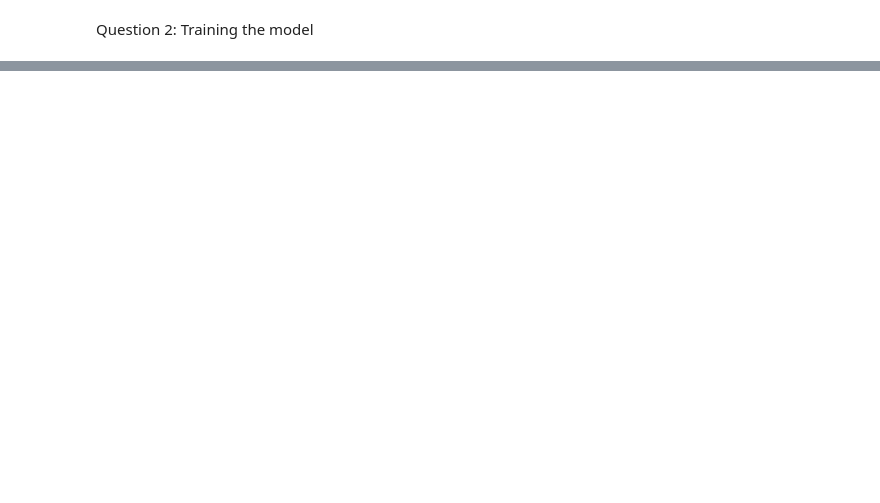
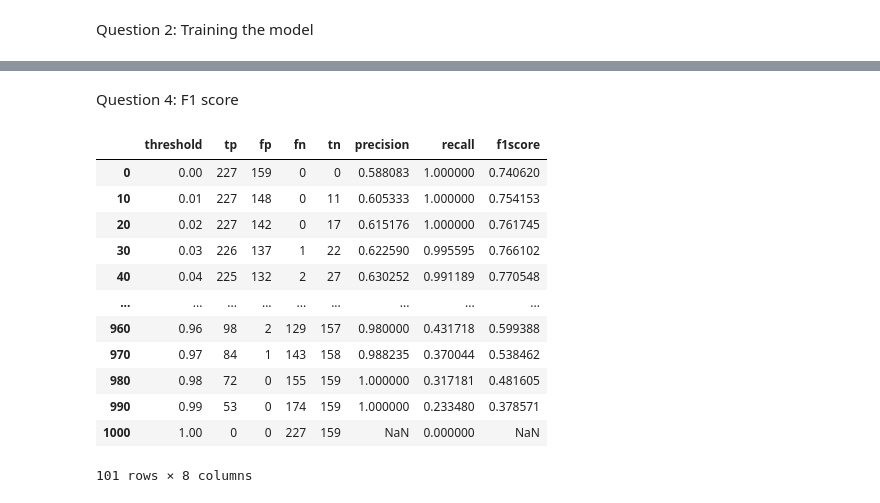
Before and after one commit to Abasi-ifreke/ml-zoomcamp, a Jupyter notebook: 04-evaluation/homework.ipynb, the cells around one changed output, grey strips where cells are left out. Drawn from its saved outputs; the diff is of its cells as text; code cells hidden in the pictures; blank space fills up the shorter version.

```diff
--- a/04-evaluation/homework.ipynb
+++ b/04-evaluation/homework.ipynb
@@ -169,0 +225,42 @@ round(auc, 3)
+# %% [markdown]
+Question 4: F1 score
+# %%
+scores = []
+
+thresholds = np.linspace(0, 1, 1001)
+
+for t in thresholds:
+    actual_positive = (y_val == 1)
+    actual_negative = (y_val == 0)
+
+    pred_positive = (y_pred >= t)
+    pred_negative = (y_pred < t)
+
+    tp = (actual_positive & pred_positive).sum()
+    tn = (actual_negative & pred_negative).sum()
+    fp = (pred_positive & actual_negative).sum()
+    fn = (pred_negative & actual_positive).sum()
+
+    p = (tp / (tp + fp))
+    r = (tp / (tp + fn))
+    f1 = 2 * ((p * r) / (p + r))
+
+    scores.append((t, tp, fp, fn, tn, p, r, f1))
+
+columns = ['threshold', 'tp', 'fp', 'fn', 'tn', 'precision', 'recall', 'f1score']
+df_scores = pd.DataFrame(scores, columns=columns)
+df_scores[::10]
+# %% [output]
+|  | threshold | tp | fp | fn | tn | precision | recall | f1score |
+| 0 | 0.00 | 227 | 159 | 0 | 0 | 0.588083 | 1.000000 | 0.740620 |
+| 10 | 0.01 | 227 | 148 | 0 | 11 | 0.605333 | 1.000000 | 0.754153 |
+| 20 | 0.02 | 227 | 142 | 0 | 17 | 0.615176 | 1.000000 | 0.761745 |
+| 30 | 0.03 | 226 | 137 | 1 | 22 | 0.622590 | 0.995595 | 0.766102 |
+| 40 | 0.04 | 225 | 132 | 2 | 27 | 0.630252 | 0.991189 | 0.770548 |
+| ... | ... | ... | ... | ... | ... | ... | ... | ... |
+| 960 | 0.96 | 98 | 2 | 129 | 157 | 0.980000 | 0.431718 | 0.599388 |
+| 970 | 0.97 | 84 | 1 | 143 | 158 | 0.988235 | 0.370044 | 0.538462 |
+| 980 | 0.98 | 72 | 0 | 155 | 159 | 1.000000 | 0.317181 | 0.481605 |
+| 990 | 0.99 | 53 | 0 | 174 | 159 | 1.000000 | 0.233480 | 0.378571 |
+| 1000 | 1.00 | 0 | 0 | 227 | 159 | NaN | 0.000000 | NaN |
+101 rows × 8 columns
```
Also changed, not shown: parts of 16 cells of this notebook, 1 other file.
